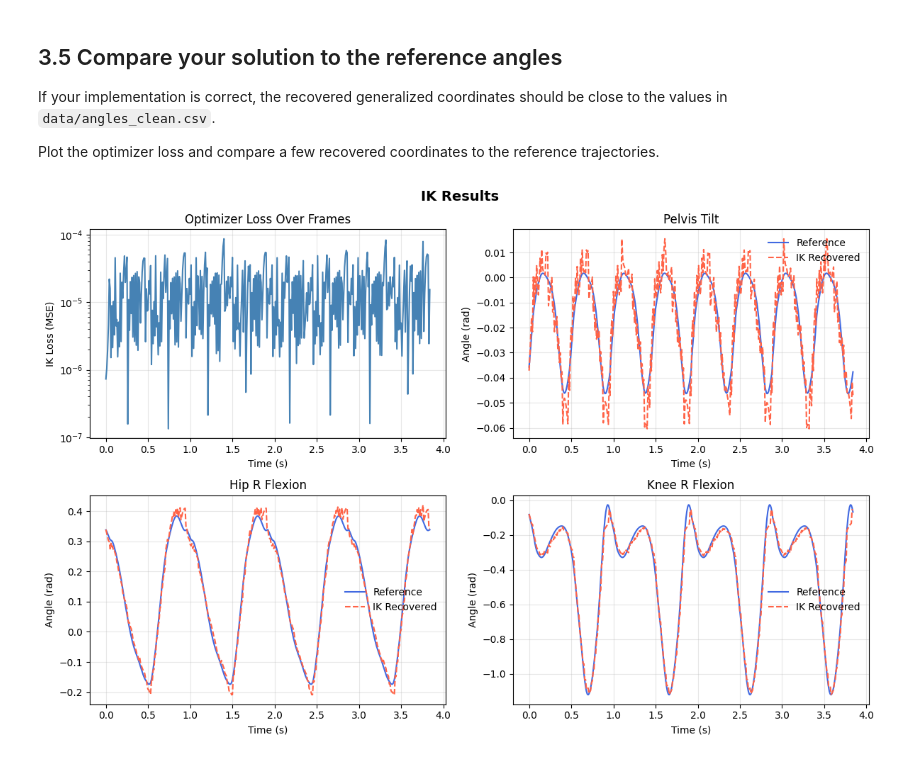
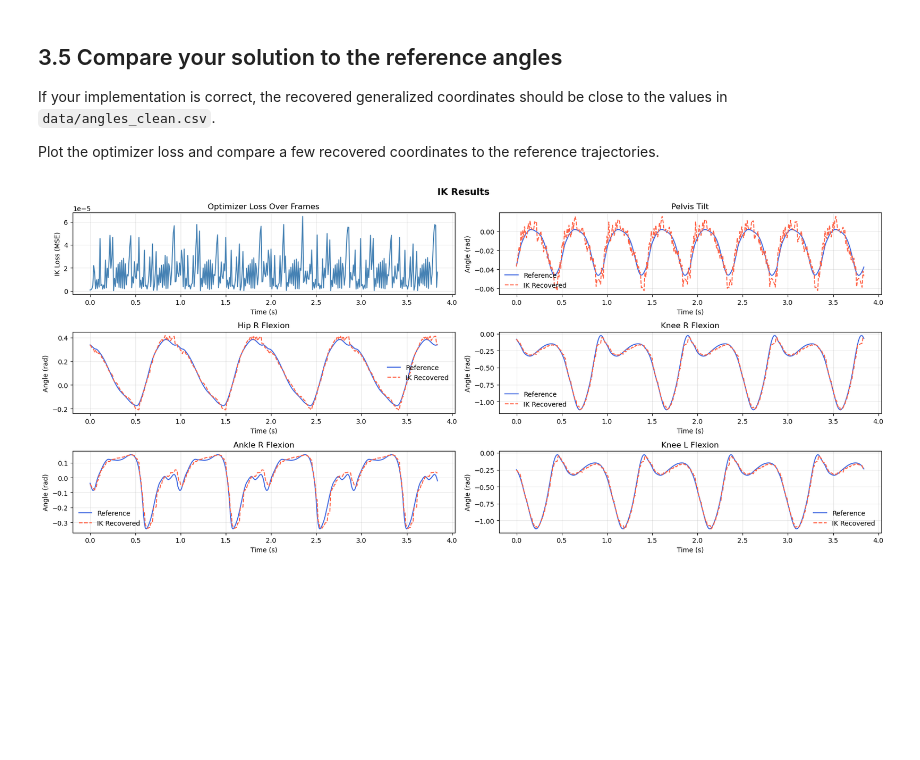
Before and after one commit to nandakishor-v/seminar-rma, a Jupyter notebook: task03.ipynb, the cells around one changed output. Cells and saved outputs as stored; diff of their text form; code cells hidden in the pictures; blank space fills up the shorter version.

Commit message:
added comments, added Knee L and Ankle R to plots as well

```diff
--- a/task03.ipynb
+++ b/task03.ipynb
@@ -128,7 +129,7 @@ q_array = np.array(q_sol)
 time    = reference_angles['time'].values
 ref     = reference_angles[key].values
 
-fig, axes = plt.subplots(2, 2, figsize=(12, 8))
+fig, axes = plt.subplots(3, 2, figsize=(18, 8))
 fig.suptitle('IK Results', fontsize=14, fontweight='bold')
 
 # 1. Optimizer loss over frames
@@ -137,7 +138,6 @@ ax.plot(time, mse_history, color='steelblue', linewidth=1.5)
 ax.set_xlabel('Time (s)')
 ax.set_ylabel('IK Loss (MSE)')
 ax.set_title('Optimizer Loss Over Frames')
-ax.set_yscale('log')
 ax.grid(True, alpha=0.3)
 
 # 2. Pelvis tilt
@@ -149,31 +149,53 @@ ax.set_xlabel('Time (s)')
 ax.set_ylabel('Angle (rad)')
 ax.set_title('Pelvis Tilt')
 ax.legend(frameon=False)
 ax.grid(True, alpha=0.3)
 
 # 3. Hip R
 ax = axes[1, 0]
 idx = key.index('q_hip_r')
 ax.plot(time, ref[:, idx],          color='royalblue', linewidth=1.5, label='Reference')
 ax.plot(time, q_array[:, idx], '--', color='tomato',    linewidth=1.5, label='IK Recovered')
 ax.set_xlabel('Time (s)')
 ax.set_ylabel('Angle (rad)')
 ax.set_title('Hip R Flexion')
 ax.legend(frameon=False)
 ax.grid(True, alpha=0.3)
 
 # 4. Knee R
 ax = axes[1, 1]
 idx = key.index('q_knee_r')
 ax.plot(time, ref[:, idx],          color='royalblue', linewidth=1.5, label='Reference')
 ax.plot(time, q_array[:, idx], '--', color='tomato',    linewidth=1.5, label='IK Recovered')
 ax.set_xlabel('Time (s)')
 ax.set_ylabel('Angle (rad)')
 ax.set_title('Knee R Flexion')
 ax.legend(frameon=False)
 ax.grid(True, alpha=0.3)
 
+# 5. Ankle R
+ax = axes[2, 0]  # Row 3, Column 1
+idx = key.index('q_ankle_r')  # Make sure this matches your exact key name
+ax.plot(time, ref[:, idx],          color='royalblue', linewidth=1.5, label='Reference')
+ax.plot(time, q_array[:, idx], '--', color='tomato',    linewidth=1.5, label='IK Recovered')
+ax.set_xlabel('Time (s)')
+ax.set_ylabel('Angle (rad)')
+ax.set_title('Ankle R Flexion')
+ax.legend(frameon=False)
+ax.grid(True, alpha=0.3)
+
+# 6. Knee L
+ax = axes[2, 1]  # Row 3, Column 2
+idx = key.index('q_knee_l')   # Make sure this matches your exact key name
+ax.plot(time, ref[:, idx],          color='royalblue', linewidth=1.5, label='Reference')
+ax.plot(time, q_array[:, idx], '--', color='tomato',    linewidth=1.5, label='IK Recovered')
+ax.set_xlabel('Time (s)')
+ax.set_ylabel('Angle (rad)')
+ax.set_title('Knee L Flexion')
+ax.legend(frameon=False)
+ax.grid(True, alpha=0.3)
+
 plt.tight_layout()
 plt.show()
 # %% [output]
-[figure, old version]
+[figure, new version]
```
Also changed, not shown: parts of 3 cells of this notebook, 1 other file.
